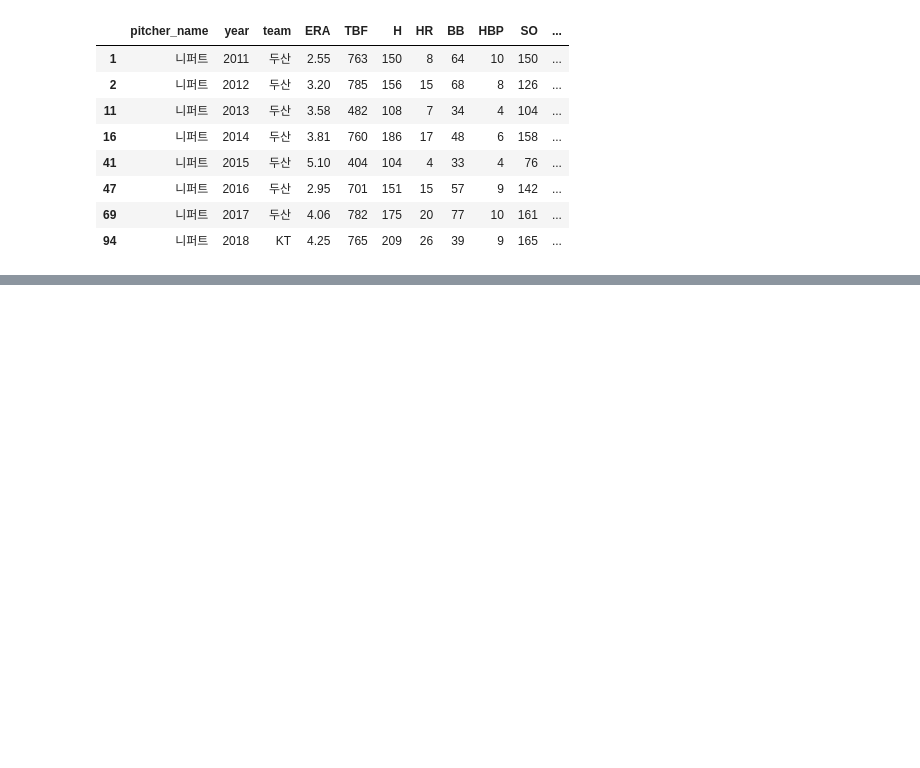
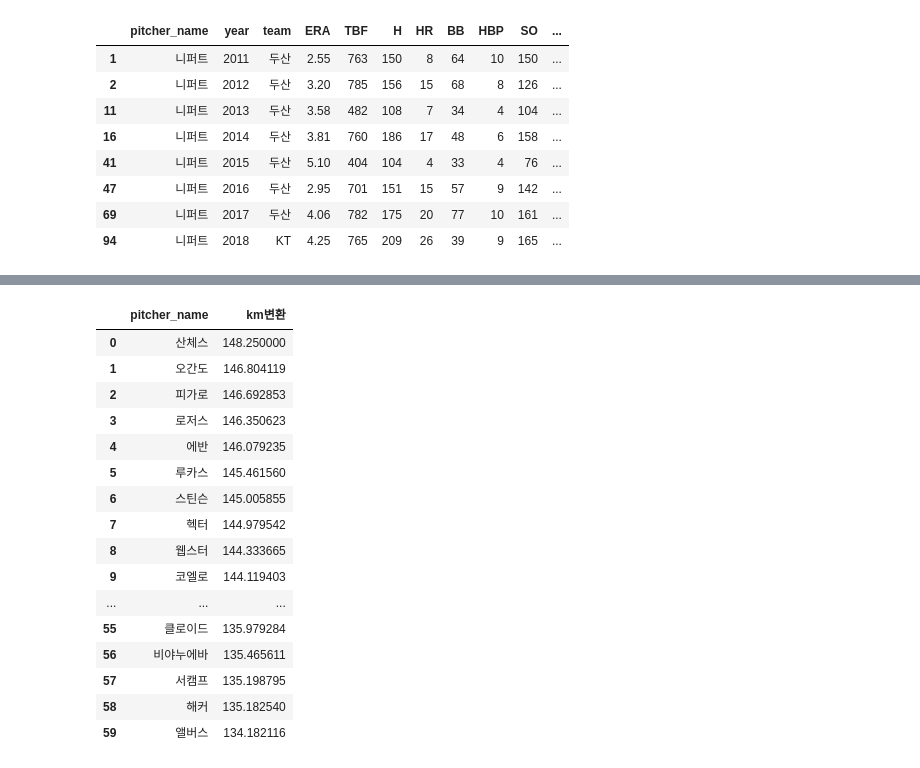
Before and after one commit to sc303030/DataAnalysisStudy, a Jupyter notebook: gyeonghyeon_baseball_01/baseball.ipynb, the cells around one changed output, grey strips where cells are left out. Cells and saved outputs as stored; diff of their text form; code cells hidden in the pictures; blank space fills up the shorter version.

```diff
--- a/gyeonghyeon_baseball_01/baseball.ipynb
+++ b/gyeonghyeon_baseball_01/baseball.ipynb
@@ -435,0 +450,21 @@ throw_df[throw_df['pitcher_name'] == '니퍼트']
+# %%
+외국인스탯캐스터.groupby('pitcher_name',as_index=False).agg({'km변환':'mean'})\
+.sort_values('km변환',ascending=False).reset_index(drop=True)
+# %% [output]
+|  | pitcher_name | km변환 |
+| 0 | 산체스 | 148.250000 |
+| 1 | 오간도 | 146.804119 |
+| 2 | 피가로 | 146.692853 |
+| 3 | 로저스 | 146.350623 |
+| 4 | 에반 | 146.079235 |
+| 5 | 루카스 | 145.461560 |
+| 6 | 스틴슨 | 145.005855 |
+| 7 | 헥터 | 144.979542 |
+| 8 | 웹스터 | 144.333665 |
+| 9 | 코엘로 | 144.119403 |
+| ... | ... | ... |
+| 55 | 클로이드 | 135.979284 |
+| 56 | 비야누에바 | 135.465611 |
+| 57 | 서캠프 | 135.198795 |
+| 58 | 해커 | 135.182540 |
+| 59 | 앨버스 | 134.182116 |
```
Also changed, not shown: parts of 5 cells of this notebook, 1 other file.
